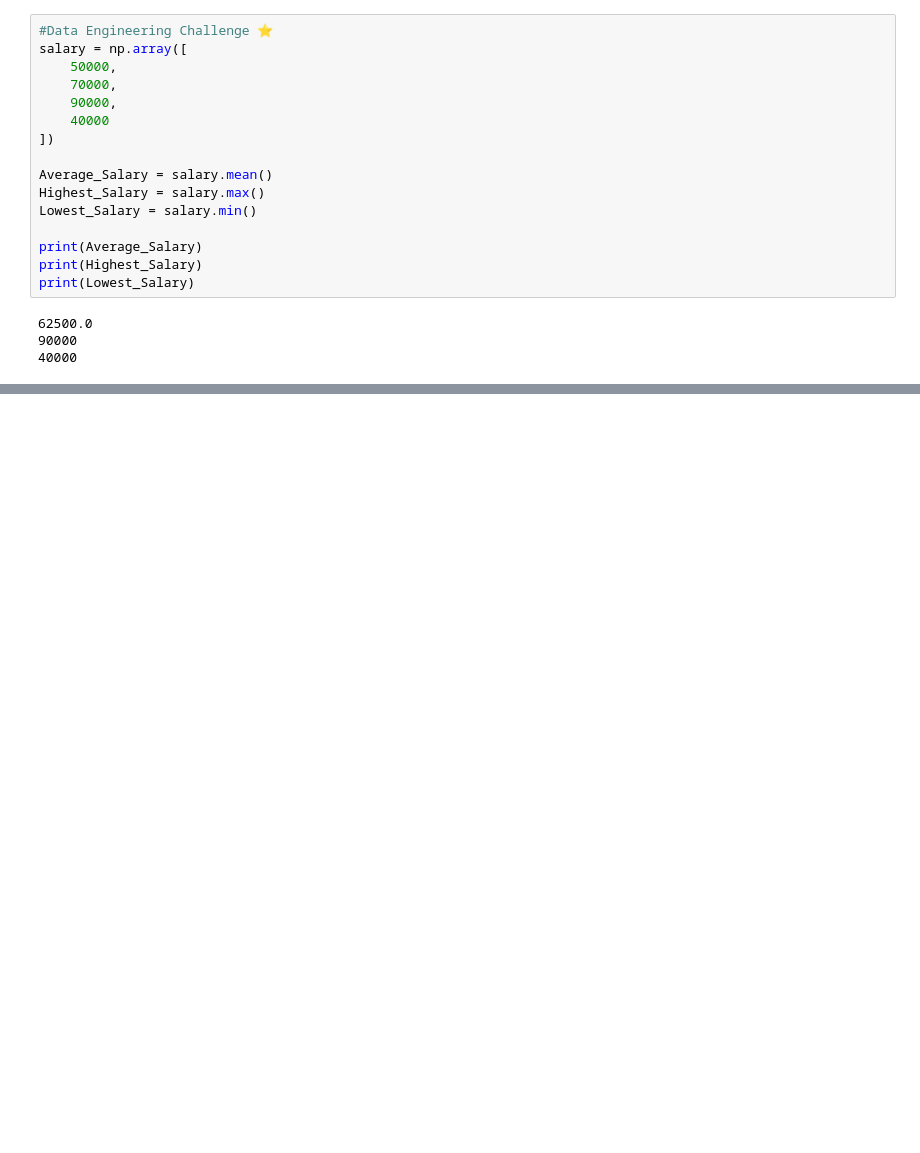
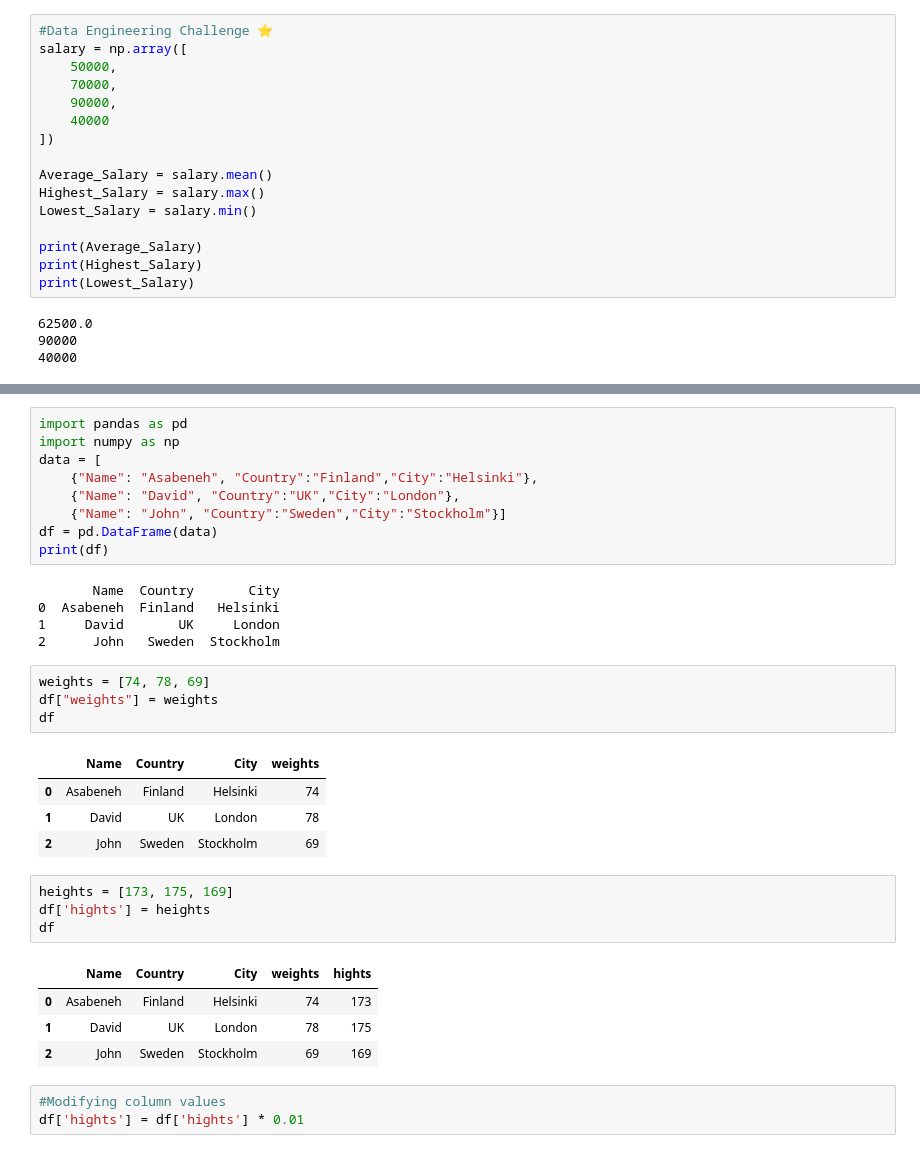
Before and after one commit to Nirmalkumarganesan95/Python, a Jupyter notebook: Python_From_Scratch_Part_II.ipynb, the cells around one changed output, grey strips where cells are left out. Saved outputs shown, nothing was run; the diff lists cells and outputs as text; blank space fills up the shorter version.

```diff
--- a/Python_From_Scratch_Part_II.ipynb
+++ b/Python_From_Scratch_Part_II.ipynb
@@ -2318,0 +2560,35 @@ print(Lowest_Salary)
+# %%
+import pandas as pd
+import numpy as np
+data = [
+    {"Name": "Asabeneh", "Country":"Finland","City":"Helsinki"},
+    {"Name": "David", "Country":"UK","City":"London"},
+    {"Name": "John", "Country":"Sweden","City":"Stockholm"}]
+df = pd.DataFrame(data)
+print(df)
+# %% [output]
+       Name  Country       City
+0  Asabeneh  Finland   Helsinki
+1     David       UK     London
+2      John   Sweden  Stockholm
+# %%
+weights = [74, 78, 69]
+df["weights"] = weights
+df
+# %% [output]
+|  | Name | Country | City | weights |
+| 0 | Asabeneh | Finland | Helsinki | 74 |
+| 1 | David | UK | London | 78 |
+| 2 | John | Sweden | Stockholm | 69 |
+# %%
+heights = [173, 175, 169]
+df['hights'] = heights
+df
+# %% [output]
+|  | Name | Country | City | weights | hights |
+| 0 | Asabeneh | Finland | Helsinki | 74 | 173 |
+| 1 | David | UK | London | 78 | 175 |
+| 2 | John | Sweden | Stockholm | 69 | 169 |
+# %%
+#Modifying column values
+df['hights'] = df['hights'] * 0.01
```
Also changed, not shown: parts of 35 cells of this notebook.
